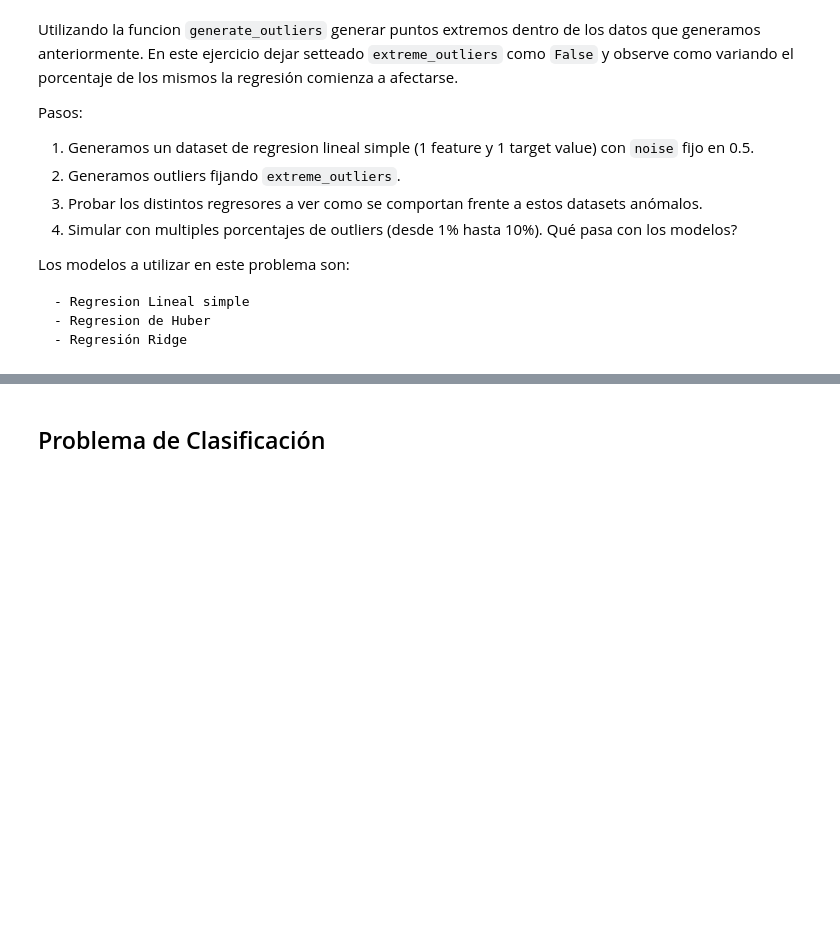
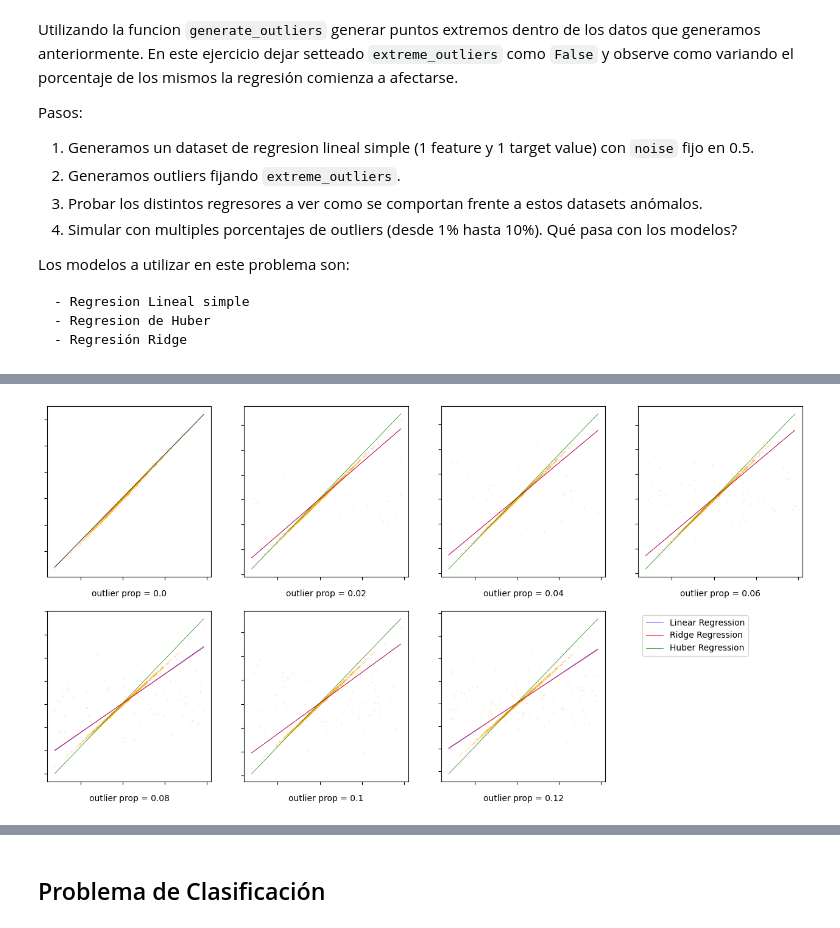
Before and after one commit to jcruz-ferreyra/CEIA_intro_ia, a Jupyter notebook: tp_integrador_resuelto/tpi_parte2_resuelto.ipynb, the cells around one changed output, grey strips where cells are left out. Saved outputs shown, nothing was run; the diff lists cells and outputs as text; code cells hidden in the pictures; blank space fills up the shorter version.

```diff
--- a/tp_integrador_resuelto/tpi_parte2_resuelto.ipynb
+++ b/tp_integrador_resuelto/tpi_parte2_resuelto.ipynb
@@ -347,0 +295,11 @@ plt.show()
+# %%
+plt.figure(figsize=(16, 12))
+
+for n, column in enumerate(X.columns):
+    i = n + 1 if n < 2 else n + 3
+
+    plt.subplot(3, 4, i)
+    plt.scatter(df_results["noise"], df_results[column], alpha=0.02, c="orange", s=0.04)
+
+# Show the plot
+plt.show()
@@ -367,0 +414,50 @@ from sklearn.linear_model import LinearRegression, HuberRegressor, RidgeCV
+# %%
+plt.figure(figsize=(16, 8))
+
+for n, (p, df) in enumerate(dict_iter_datasets.items()):
+    i = n + 1
+
+    plt.subplot(2, 4, i)
+    plt.scatter(df["x0"], df["target"], alpha=0.8, c="orange", s=0.04)
+
+    dict_colors = {"lin_reg": "blue", "ridge_reg": "red", "huber_reg": "green"}
+    for m, c in dict_colors.items():
+        filt = (df_results["model"] == m) & (df_results["outliers_perc"] == p)
+        coef = df_results.loc[filt, "x0"].values[0]
+        bias = df_results.loc[filt, "bias"].values[0]
+        x_values = np.linspace(df["x0"].min(), df["x0"].max(), 100)
+        y_values = coef * x_values + bias
+        plt.plot(x_values, y_values, color=c, linewidth=0.5)
+
+    plt.text(
+        0.5,
+        -0.1,
+        f"outlier prop = {p}",
+        ha="center",
+        va="center",
+        transform=plt.gca().transAxes,
+    )
+    plt.tick_params(
+        axis="both",
+        which="both",
+        labelbottom=False,
+        labelleft=False,
+    )
+
+    if i==7:
+        plt.subplot(2, 4, 8)
+        legend_handles = []
+        legend_handles.append(plt.Line2D([0], [0], color='blue', linewidth=.5))
+        legend_handles.append(plt.Line2D([0], [0], color='red', linewidth=.5))
+        legend_handles.append(plt.Line2D([0], [0], color='green', linewidth=.5))
+
+        labels = ['Linear Regression', 'Ridge Regression', 'Huber Regression']
+        plt.legend(legend_handles, labels, loc='upper left')
+
+        plt.axis('off')
+        continue
+
+# Show the plot
+plt.show()
+# %% [output]
+[figure, added]
```
Also changed, not shown: parts of 12 cells of this notebook.
